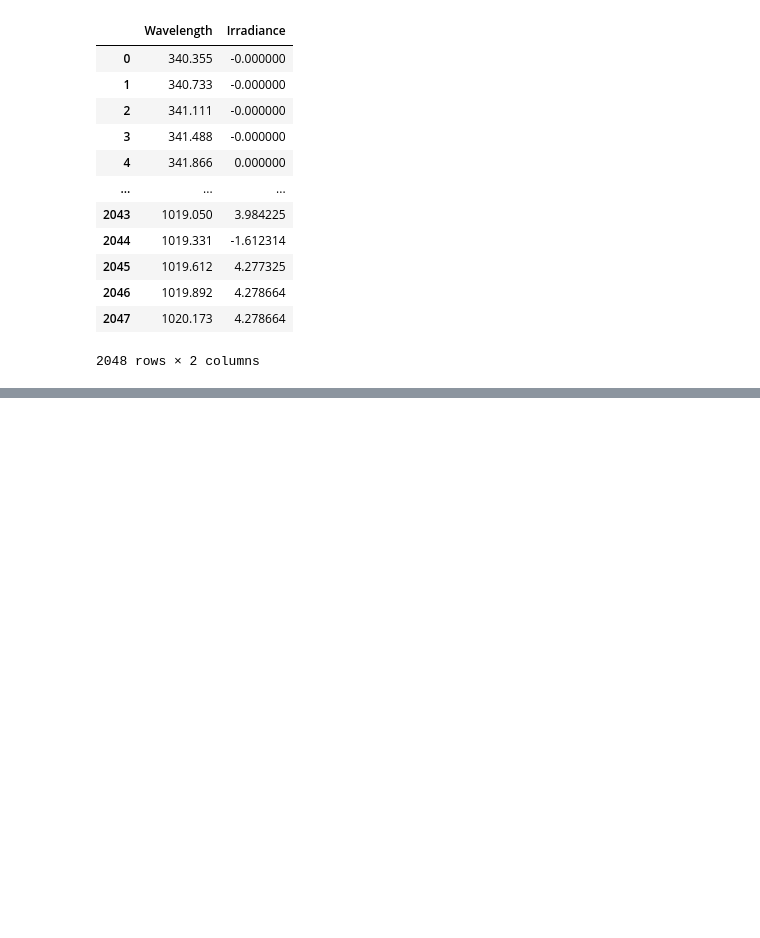
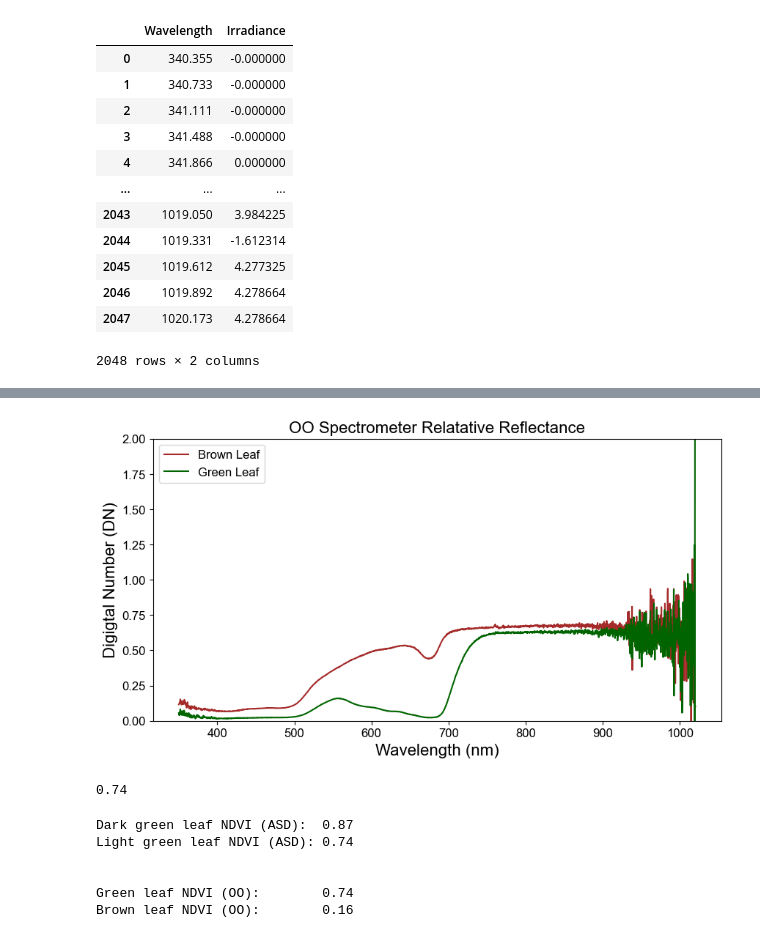
Before and after one commit to AyomiT1st/python, a Jupyter notebook: git.ipynb, the cells around one changed output, grey strips where cells are left out. Cells and saved outputs as stored; diff of their text form; code cells hidden in the pictures; blank space fills up the shorter version.

```diff
--- a/git.ipynb
+++ b/git.ipynb
@@ -154,10 +155,10 @@ df5
 2048 rows × 2 columns
 # %%
 # Specify the CSV file path
-csv_file_path = 'C:/Users/taiwoajayi/Documents/Lab4/Data/Leaf_Green_AbsoluteRadiance_OO.txt'
+csv_file_path5 = 'C:/Users/taiwoajayi/Documents/Lab4/Data/Leaf_Green_AbsoluteRadiance_OO.txt'
 
 # Read the CSV file into a pandas DataFrame
-df6 = pd.read_csv(csv_file_path, sep = '\s+', skiprows=13, header = None)
+df6 = pd.read_csv(csv_file_path5, sep = '\s+', skiprows=13, header = None)
 # Set column names
 df6.columns = ['Wavelength', 'Irradiance']
 # Display the DataFrame
@@ -225,0 +311,76 @@ plt.show()
+# %%
+mpl.rcParams['font.family']='Arial'
+mpl.rcParams['font.size']= 12
+
+
+
+# Plot the annual zonal mean with latitude on the x-axis
+fig, ax = plt.subplots(figsize=(10, 5))
+ax.plot(df5['Wavelength'], d2, label = 'Brown Leaf', color='Brown')
+ax.plot(df6['Wavelength'], d3, label = 'Green Leaf', color='darkgreen')
+ax.set_xlabel('Wavelength (nm)', fontsize=16)
+ax.set_ylabel('Digigtal Number (DN)', fontsize=16, color = 'k')
+plt.title('OO Spectrometer Relatative Reflectance', fontsize=16)
+ax.tick_params(axis='y',colors='k')
+ax.set_ylim(0,2)
+plt.legend()
+#plt.grid(False, which='major',linestyle='--')
+plt.show()
+# %% [output]
+[figure, added]
+# %%
+# Specify the wavelengths of the near infrared and red bands
+nir = 800
+red = 600
+
+def ndvi(nir_val,red_val):
+    result = round((nir_val - red_val)/(nir_val + red_val),2)
+    return result
+
+# Light green ASD NDVI
+nir_idx = (df3['Wavelength']-nir).abs().argsort()[0]
+red_idx = (df3['Wavelength']-red).abs().argsort()[0]
+lg_ndvi = ndvi(d[nir_idx],d[red_idx])
+lg_ndvi
+# %% [output]
+0.74
+# %%
+# Specify the wavelengths of the near infrared and red bands
+nir = 800
+red = 600
+
+def ndvi(nir_val,red_val):
+    result = round((nir_val - red_val)/(nir_val + red_val),2)
+    return result
+
+# Light green ASD NDVI
+nir_idx = (df3['Wavelength']-nir).abs().argsort()[0]
+red_idx = (df3['Wavelength']-red).abs().argsort()[0]
+lg_ndvi = ndvi(d[nir_idx],d[red_idx])
+
+# Dark green ASD NDVI
+nir_idx = (df4['Wavelength']-nir).abs().argsort()[0]
+red_idx = (df4['Wavelength']-red).abs().argsort()[0]
+dg_ndvi = ndvi(d1[nir_idx],d1[red_idx])
+
+# Brown OO NDVI
+nir_idx = (df5['Wavelength']-nir).abs().argsort()[0]
+red_idx = (df5['Wavelength']-red).abs().argsort()[0]
+br_ndvi = ndvi(d2[nir_idx],d2[red_idx])
+
+# Green OO NDVI
+nir_idx = (df6['Wavelength']-nir).abs().argsort()[0]
+red_idx = (df6['Wavelength']-red).abs().argsort()[0]
+gr_ndvi = ndvi(d3[nir_idx],d3[red_idx])
+
+print(f'Dark green leaf NDVI (ASD):  {dg_ndvi:.2f}',
+      f'Light green leaf NDVI (ASD): {lg_ndvi}','\n',
+      f'Green leaf NDVI (OO):        {gr_ndvi}',
+      f'Brown leaf NDVI (OO):        {br_ndvi}',sep='\n')
+# %% [output]
+Dark green leaf NDVI (ASD):  0.87
+Light green leaf NDVI (ASD): 0.74
+
+
+Green leaf NDVI (OO):        0.74
+Brown leaf NDVI (OO):        0.16
```
Also changed, not shown: parts of 12 cells of this notebook.
